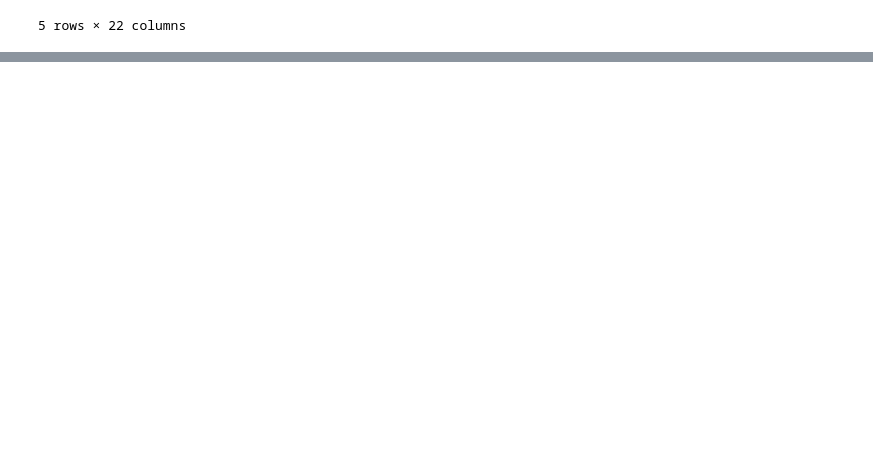
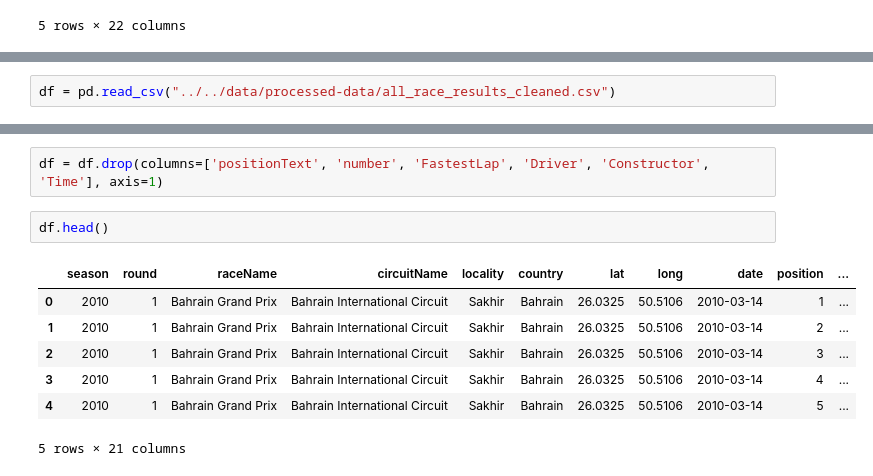
Before and after one commit to NandiniKodali988/F1-Through-Data, a Jupyter notebook: technical-details/data-cleaning/main.ipynb, the cells around one changed output, grey strips where cells are left out. Saved outputs shown, nothing was run; the diff lists cells and outputs as text; blank space fills up the shorter version.

```diff
--- a/technical-details/data-cleaning/main.ipynb
+++ b/technical-details/data-cleaning/main.ipynb
@@ -357,0 +342,2 @@ Processing file: ../../data/raw-data/race_data_2009.json
+# %%
+df = pd.read_csv("../../data/processed-data/all_race_results_cleaned.csv")
@@ -357,0 +353,12 @@ Processing file: ../../data/raw-data/race_data_2009.json
+# %%
+df = df.drop(columns=['positionText', 'number', 'FastestLap', 'Driver', 'Constructor', 'Time'], axis=1)
+# %%
+df.head()
+# %% [output]
+|  | season | round | raceName | circuitName | locality | country | lat | long | date | position | ... |
+| 0 | 2010 | 1 | Bahrain Grand Prix | Bahrain International Circuit | Sakhir | Bahrain | 26.0325 | 50.5106 | 2010-03-14 | 1 | ... |
+| 1 | 2010 | 1 | Bahrain Grand Prix | Bahrain International Circuit | Sakhir | Bahrain | 26.0325 | 50.5106 | 2010-03-14 | 2 | ... |
+| 2 | 2010 | 1 | Bahrain Grand Prix | Bahrain International Circuit | Sakhir | Bahrain | 26.0325 | 50.5106 | 2010-03-14 | 3 | ... |
+| 3 | 2010 | 1 | Bahrain Grand Prix | Bahrain International Circuit | Sakhir | Bahrain | 26.0325 | 50.5106 | 2010-03-14 | 4 | ... |
+| 4 | 2010 | 1 | Bahrain Grand Prix | Bahrain International Circuit | Sakhir | Bahrain | 26.0325 | 50.5106 | 2010-03-14 | 5 | ... |
+5 rows × 21 columns
```
Also changed, not shown: parts of 7 cells of this notebook, 5 other files.
